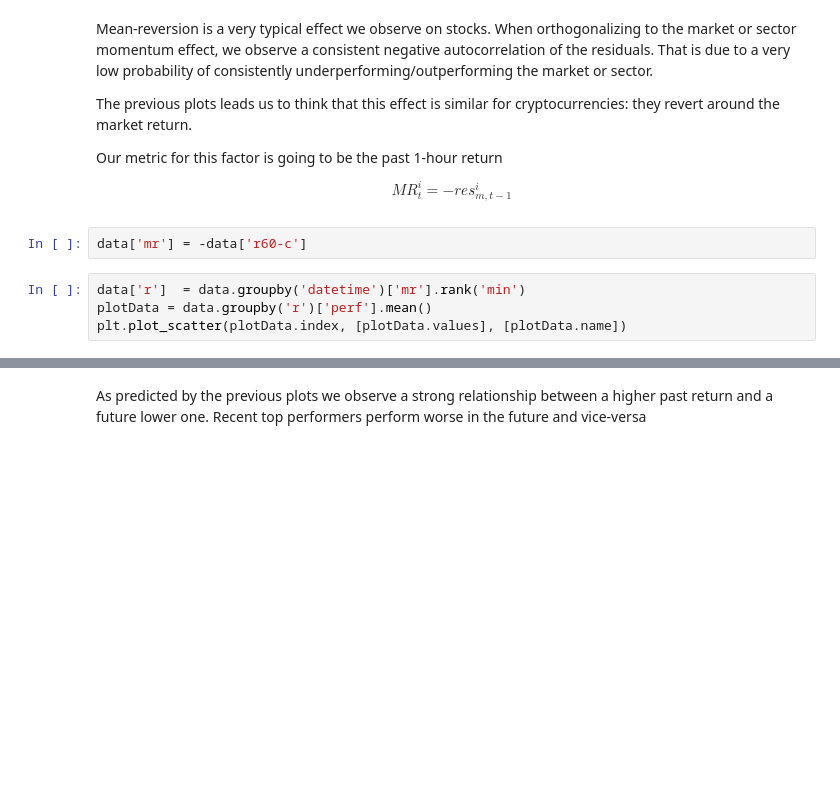
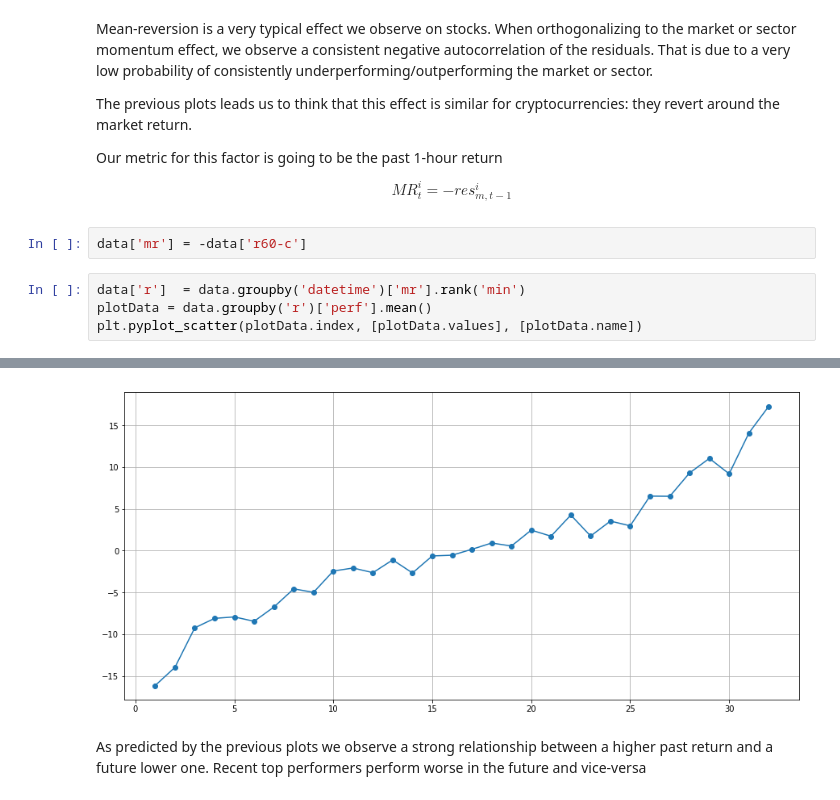
Before and after one commit to chsd001/CME291, a Jupyter notebook: research.ipynb, the cells around one changed output, grey strips where cells are left out. Saved outputs shown, nothing was run; the diff lists cells and outputs as text; blank space fills up the shorter version.

```diff
--- a/research.ipynb
+++ b/research.ipynb
@@ -174,5 +172,5 @@ data['mr'] = -data['r60-c']
 # %%
 data['r']  = data.groupby('datetime')['mr'].rank('min')
 plotData = data.groupby('r')['perf'].mean()
-plt.plot_scatter(plotData.index, [plotData.values], [plotData.name])
+plt.pyplot_scatter(plotData.index, [plotData.values], [plotData.name])
 # %% [output]
@@ -180,3 +177,4 @@ plt.plot_scatter(plotData.index, [plotData.values], [plotData.name])
+[figure, added]
 # %% [markdown]
 As predicted by the previous plots we observe a strong relationship between a higher past return and a future lower one. Recent top performers perform worse in the future and vice-versa
 # %% [markdown]
```
Also changed, not shown: parts of 102 cells of this notebook, 4 other files.
